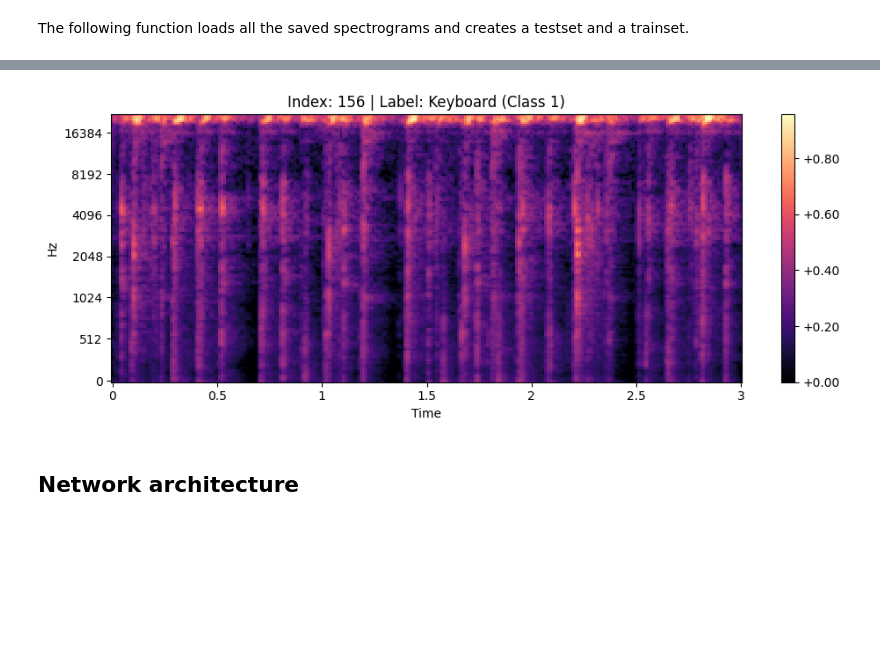
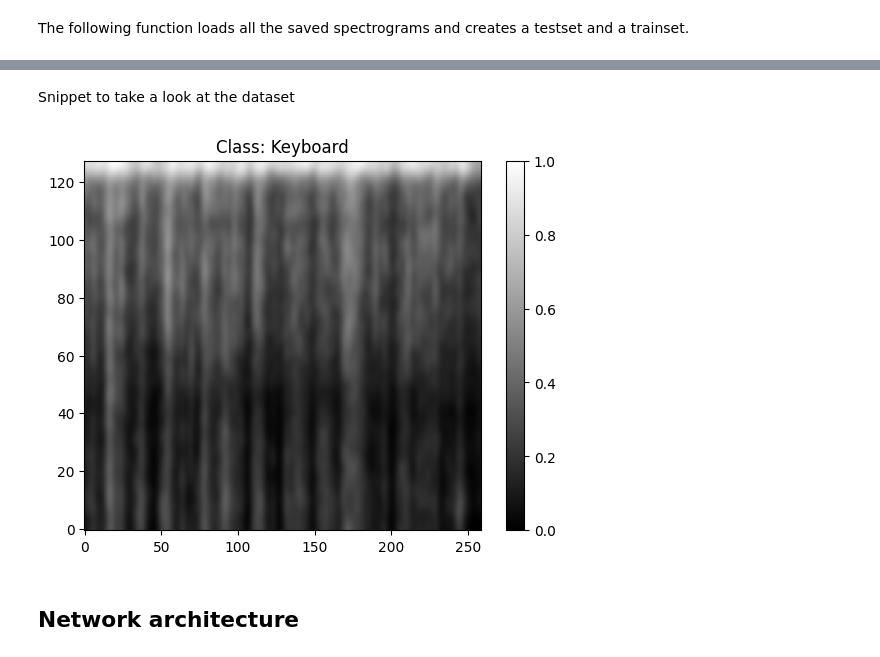
Before and after one commit to pedmur/AIS7, a Jupyter notebook: FinalAssignment/Jetsound.ipynb, the cells around one changed output, grey strips where cells are left out. Cells and saved outputs as stored; diff of their text form; code cells hidden in the pictures; blank space fills up the shorter version.

```diff
--- a/FinalAssignment/Jetsound.ipynb
+++ b/FinalAssignment/Jetsound.ipynb
@@ -244,25 +286,22 @@ Test Labels Shape (y_test):      (90, 3)
+# %% [markdown]
+Snippet to take a look at the dataset
 # %%
-Example = 156
 
-sample = x_train[Example]
-label_data = y_train[Example]
+Example = 479 #Choose which sample
+
+sample = x_train[Example]           #You can also look into the test set by changing this to x_test
+label_data = y_train[Example]       #and y_test
 class_index = np.argmax(label_data)
 class_name = CATEGORIES[class_index]
 plot_data = sample.squeeze()
 
-plt.figure(figsize=(10, 4))
-librosa.display.specshow(plot_data,
-                         sr=44100,
-                         hop_length=512,
-                         x_axis='time',
-                         y_axis='mel')
+plt.imshow(plot_data, cmap='gray', origin='lower', aspect='auto')
 
-plt.colorbar(format='%+2.2f')
-plt.title(f"Index: {Example} | Label: {class_name} (Class {class_index})")
-plt.tight_layout()
+plt.colorbar()
+plt.title(f"Class: {class_name}")
 plt.show()
 # %% [output]
-[figure, old version]
+[figure, new version]
 # %% [markdown]
 ## Network architecture
 # %%
```
Also changed, not shown: parts of 6 cells of this notebook.
